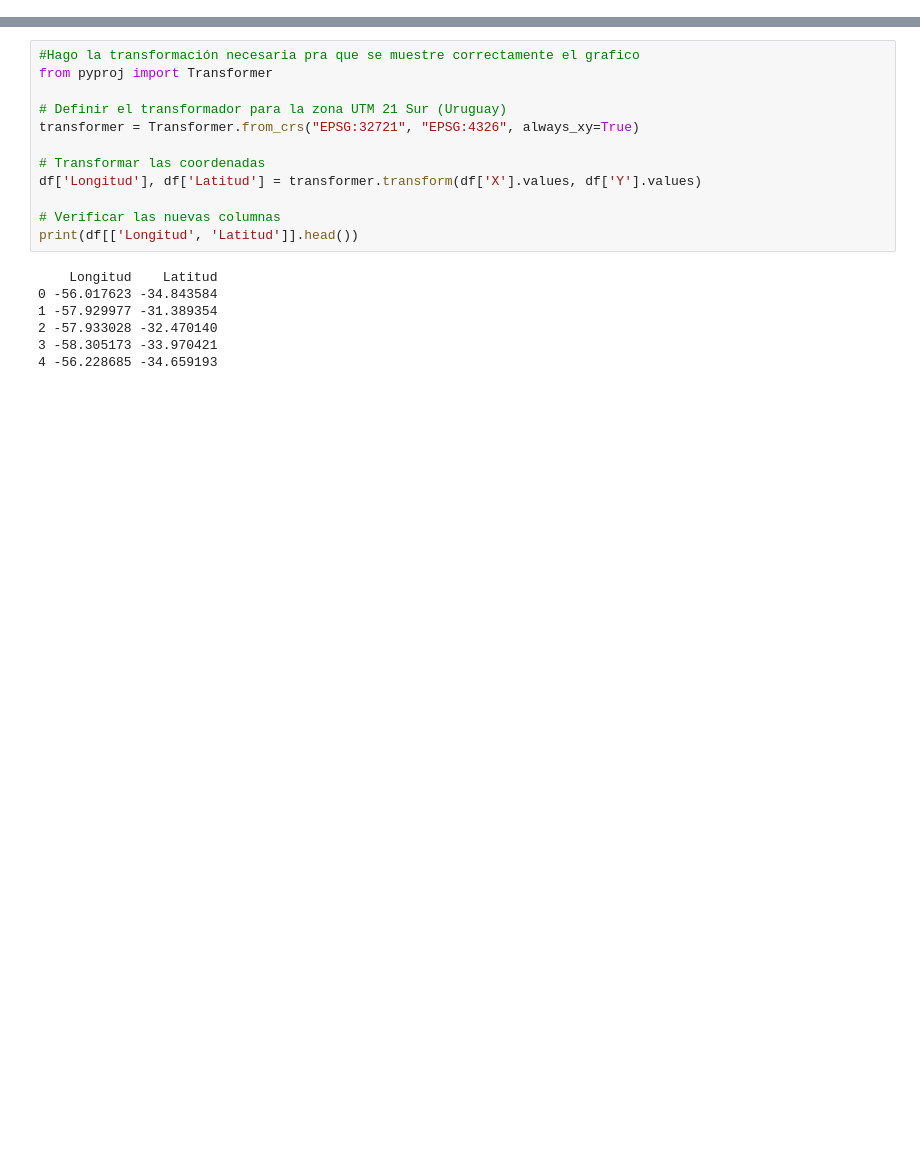
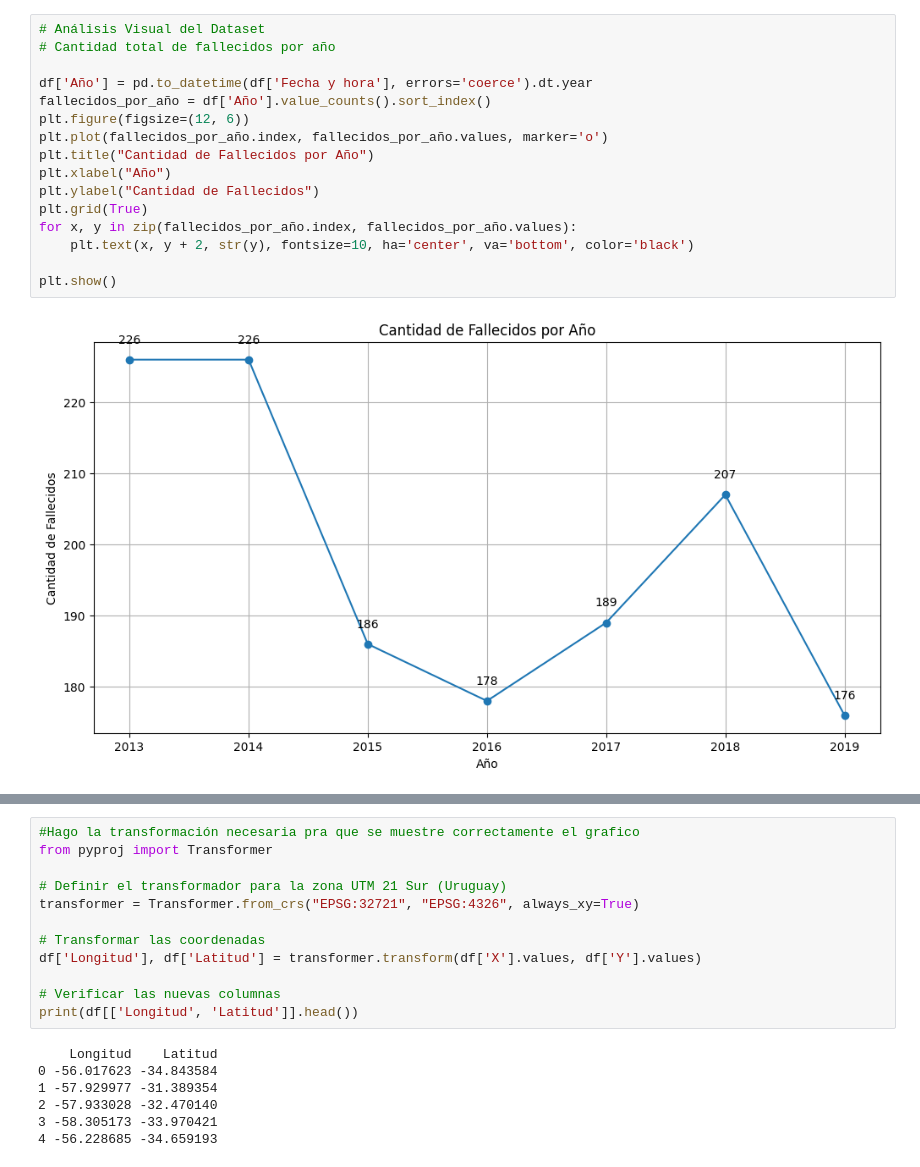
Before and after one commit to ChristianDzk/DataScience-2, a Jupyter notebook: Data Science II, primera parte proyecto.ipynb, the cells around one changed output, grey strips where cells are left out. Saved outputs shown, nothing was run; the diff lists cells and outputs as text; blank space fills up the shorter version.

```diff
--- a/Data Science II, primera parte proyecto.ipynb
+++ b/Data Science II, primera parte proyecto.ipynb
@@ -388,0 +220,18 @@ print(df.head(10))
+# %%
+# Análisis Visual del Dataset
+# Cantidad total de fallecidos por año
+
+df['Año'] = pd.to_datetime(df['Fecha y hora'], errors='coerce').dt.year
+fallecidos_por_año = df['Año'].value_counts().sort_index()
+plt.figure(figsize=(12, 6))
+plt.plot(fallecidos_por_año.index, fallecidos_por_año.values, marker='o')
+plt.title("Cantidad de Fallecidos por Año")
+plt.xlabel("Año")
+plt.ylabel("Cantidad de Fallecidos")
+plt.grid(True)
+for x, y in zip(fallecidos_por_año.index, fallecidos_por_año.values):
+    plt.text(x, y + 2, str(y), fontsize=10, ha='center', va='bottom', color='black')
+
+plt.show()
+# %% [output]
+[figure, added]
```
Also changed, not shown: parts of 51 cells of this notebook.
